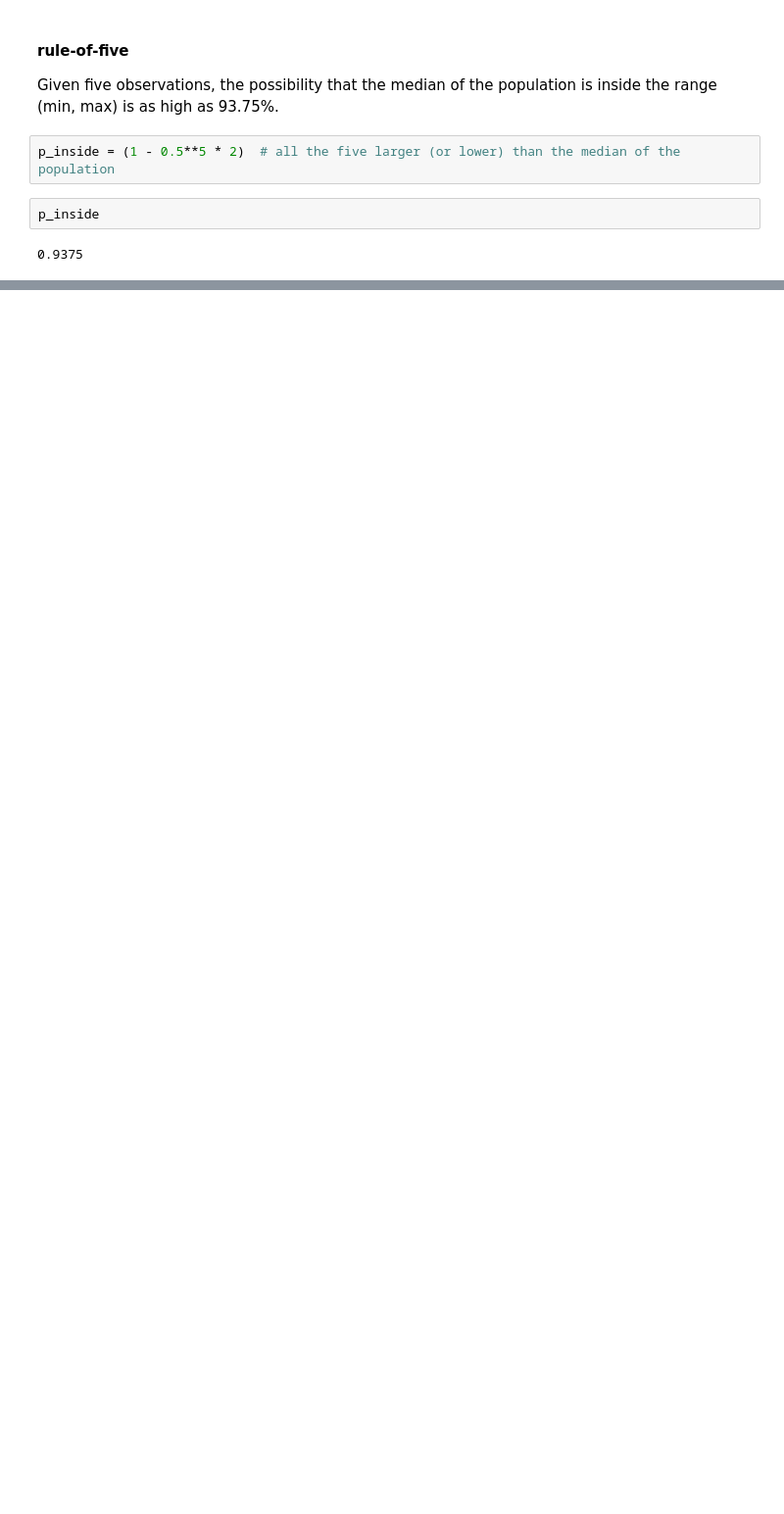
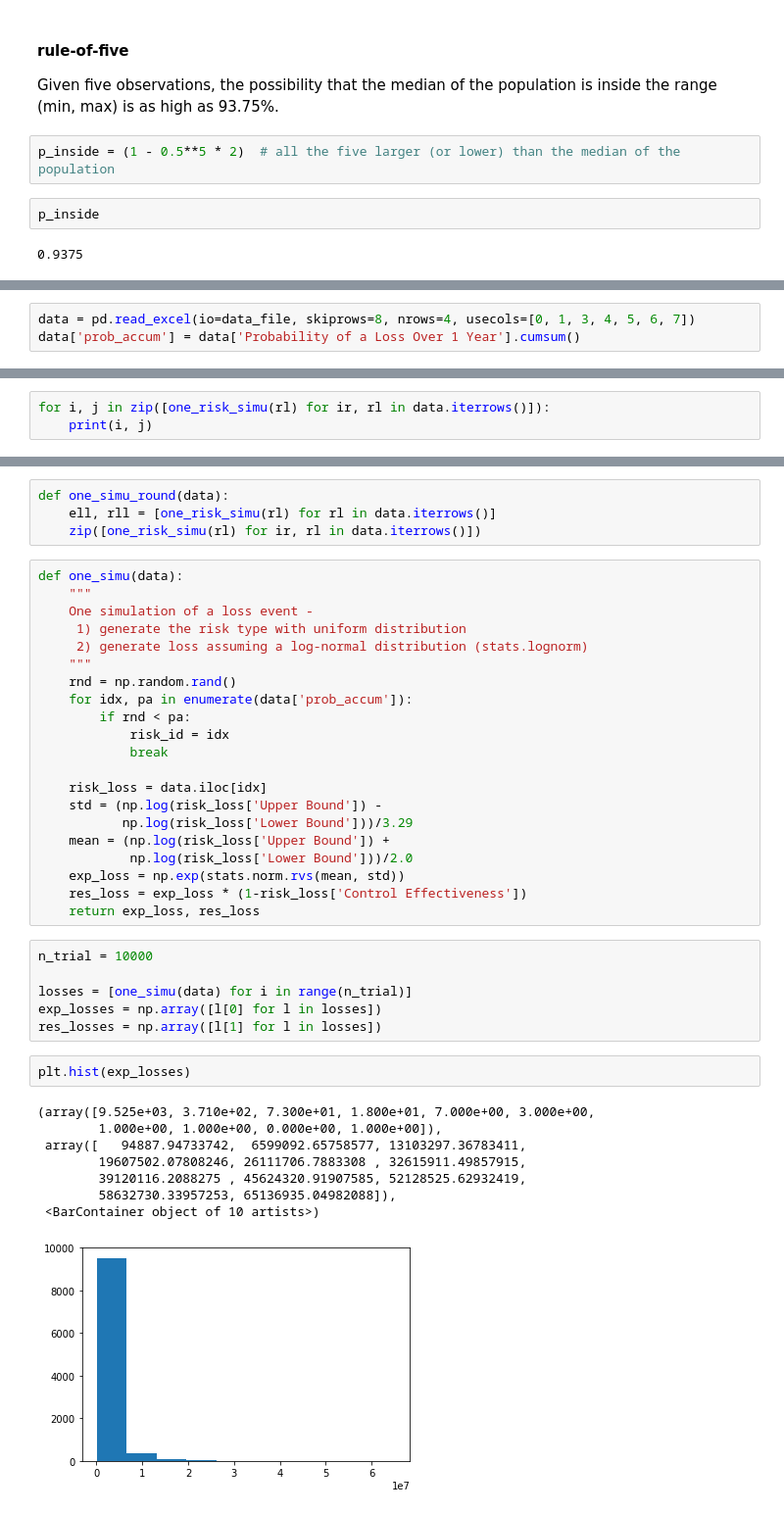
Before and after one commit to hao-wang/htma-cybersecurity, a Jupyter notebook: chap1-5.ipynb, the cells around one changed output, grey strips where cells are left out. Shown: that part at 98% size. Cells and saved outputs as stored; diff of their text form; blank space fills up the shorter version.

```diff
--- a/chap1-5.ipynb
+++ b/chap1-5.ipynb
@@ -22,0 +46,3 @@ p_inside
+# %%
+data = pd.read_excel(io=data_file, skiprows=8, nrows=4, usecols=[0, 1, 3, 4, 5, 6, 7])
+data['prob_accum'] = data['Probability of a Loss Over 1 Year'].cumsum()
@@ -22,0 +76,3 @@ p_inside
+# %%
+for i, j in zip([one_risk_simu(rl) for ir, rl in data.iterrows()]):
+    print(i, j)
@@ -22,0 +81,42 @@ p_inside
+# %%
+def one_simu_round(data):
+    ell, rll = [one_risk_simu(rl) for rl in data.iterrows()]
+    zip([one_risk_simu(rl) for ir, rl in data.iterrows()])
+# %%
+def one_simu(data):
+    """
+    One simulation of a loss event -
+     1) generate the risk type with uniform distribution
+     2) generate loss assuming a log-normal distribution (stats.lognorm)
+    """
+    rnd = np.random.rand()
+    for idx, pa in enumerate(data['prob_accum']):
+        if rnd < pa:
+            risk_id = idx
+            break
+
+    risk_loss = data.iloc[idx]
+    std = (np.log(risk_loss['Upper Bound']) -
+           np.log(risk_loss['Lower Bound']))/3.29
+    mean = (np.log(risk_loss['Upper Bound']) +
+            np.log(risk_loss['Lower Bound']))/2.0
+    exp_loss = np.exp(stats.norm.rvs(mean, std))
+    res_loss = exp_loss * (1-risk_loss['Control Effectiveness'])
+    return exp_loss, res_loss
+# %%
+n_trial = 10000
+
+losses = [one_simu(data) for i in range(n_trial)]
+exp_losses = np.array([l[0] for l in losses])
+res_losses = np.array([l[1] for l in losses])
+# %%
+plt.hist(exp_losses)
+# %% [output]
+(array([9.525e+03, 3.710e+02, 7.300e+01, 1.800e+01, 7.000e+00, 3.000e+00,
+        1.000e+00, 1.000e+00, 0.000e+00, 1.000e+00]),
+ array([   94887.94733742,  6599092.65758577, 13103297.36783411,
+        19607502.07808246, 26111706.7883308 , 32615911.49857915,
+        39120116.2088275 , 45624320.91907585, 52128525.62932419,
+        58632730.33957253, 65136935.04982088]),
+ <BarContainer object of 10 artists>)
+[figure, added]
```
Also changed, not shown: parts of 21 cells of this notebook, 6 other files.
